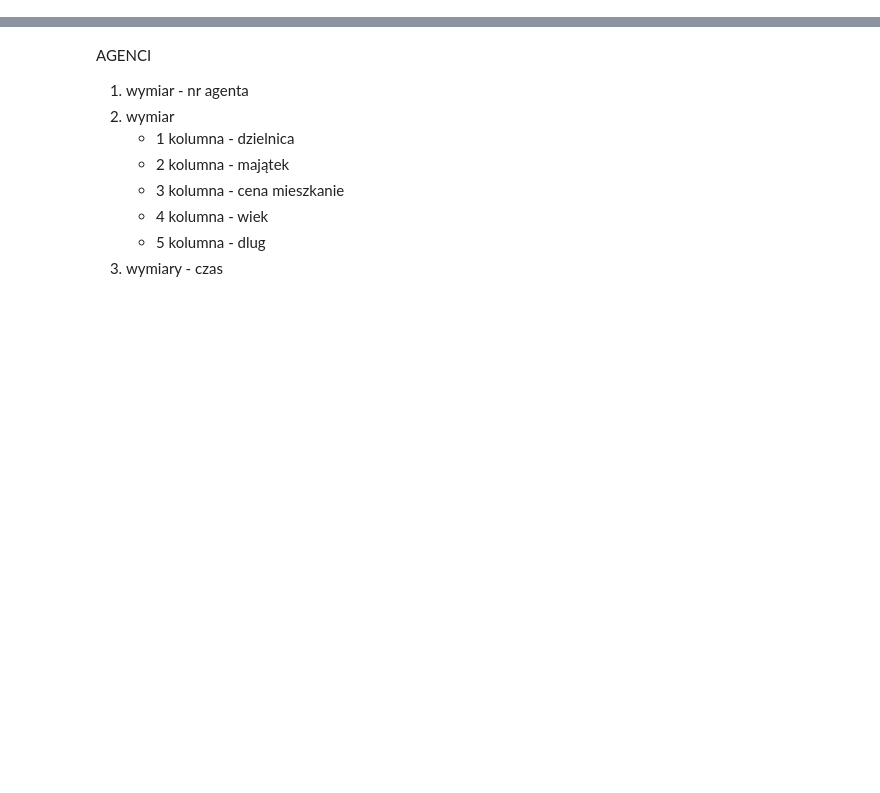
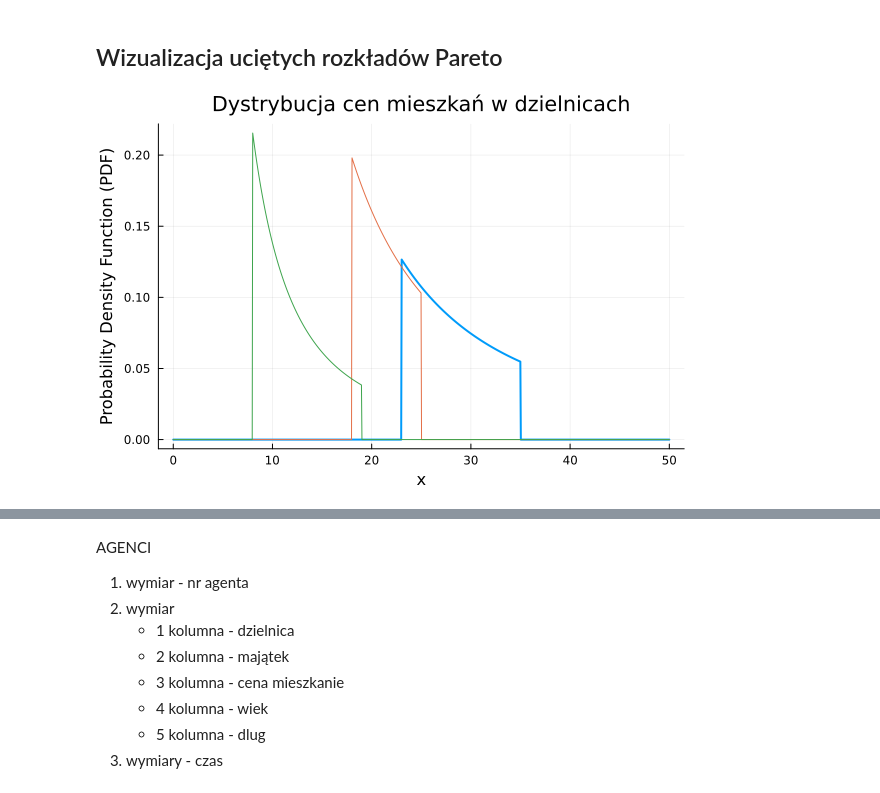
Before and after one commit to Rybakowski/raport_2, a Jupyter notebook: raport_2.ipynb, the cells around one changed output, grey strips where cells are left out. Drawn from its saved outputs; the diff is of its cells as text; code cells hidden in the pictures; blank space fills up the shorter version.

```diff
--- a/raport_2.ipynb
+++ b/raport_2.ipynb
@@ -90,3 +91,33 @@ for m in 1:Nᵖᵒᶜᶻᵈᵍ
         AGENCI[X[m],5,2] = AGENCI[X[m],5,1] + 1
     end
 end
+# %% [markdown]
+## Wizualizacja uciętych rozkładów Pareto
+# %%
+
+# Define the truncated Pareto distribution
+d1 = truncated(Pocz_rozk_I, P_dolna⁽¹⁾, P_górna⁽¹⁾)
+d2 = truncated(Pocz_rozk_I, P_dolna⁽²⁾, P_górna⁽²⁾)
+d3 = truncated(Pocz_rozk_I, P_dolna⁽³⁾, P_górna⁽³⁾)
+
+# Generate a range of x values
+x = range(0, stop=50, length=1000)
+
+# Compute the PDF at each x value
+y1 = pdf.(d1, x)
+y2 = pdf.(d2, x)
+y3 = pdf.(d3, x)
+
+przyrost_2 = pdf.(Pocz_rozk_II*P_górna⁽²⁾*0.025,x)
+
+# Create the plot
+plot(x, y1,
+    xlabel="x",
+    ylabel="Probability Density Function (PDF)",
+    title= "Dystrybucja cen mieszkań w dzielnicach",
+    legend=false,
+    linewidth=2)
+plot!(x, y2)
+plot!(x, y3)
+# %% [output]
+[figure, added]
```
Also changed, not shown: parts of 17 cells of this notebook.
